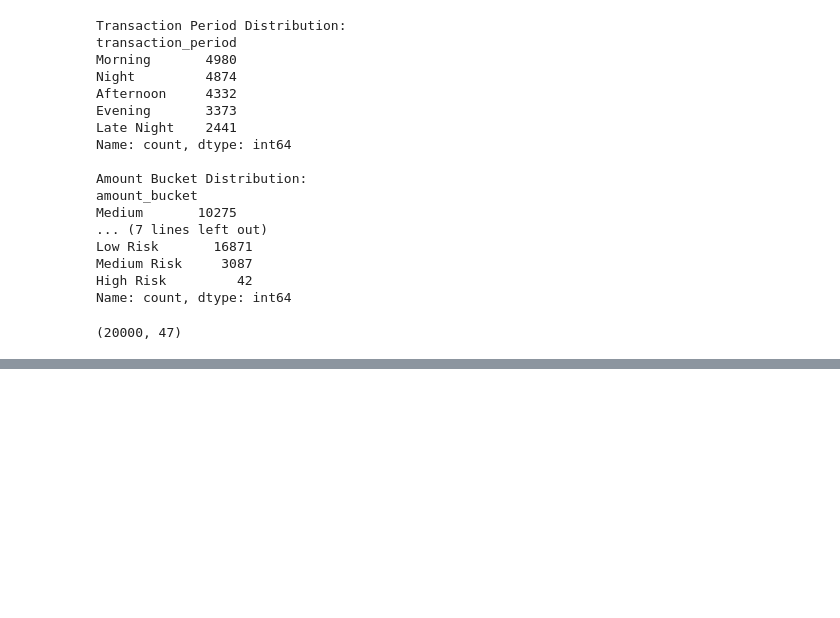
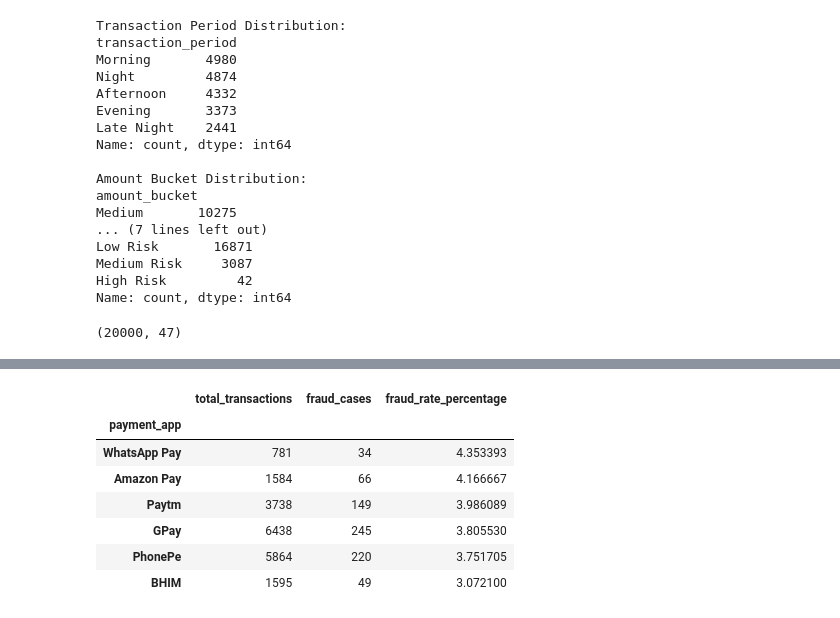
Before and after one commit to Angadthakur/upi-transaction-analyzer, a Jupyter notebook: notebooks/analysis.ipynb, the cells around one changed output, grey strips where cells are left out. Drawn from its saved outputs; the diff is of its cells as text; code cells hidden in the pictures; blank space fills up the shorter version.

```diff
--- a/notebooks/analysis.ipynb
+++ b/notebooks/analysis.ipynb
@@ -462,0 +514,19 @@ df_clean.shape
+# %%
+fraud_by_app = df_clean.groupby('payment_app').agg(
+    total_transactions=('transaction_id', 'count'),
+    fraud_cases=('is_fraud', 'sum')
+)
+
+fraud_by_app['fraud_rate_percentage'] = (fraud_by_app['fraud_cases'] / fraud_by_app['total_transactions']) * 100
+fraud_by_app = fraud_by_app.sort_values('fraud_rate_percentage', ascending=False)
+
+fraud_by_app
+# %% [output]
+|  | total_transactions | fraud_cases | fraud_rate_percentage |
+| payment_app |  |  |  |
+| WhatsApp Pay | 781 | 34 | 4.353393 |
+| Amazon Pay | 1584 | 66 | 4.166667 |
+| Paytm | 3738 | 149 | 3.986089 |
+| GPay | 6438 | 245 | 3.805530 |
+| PhonePe | 5864 | 220 | 3.751705 |
+| BHIM | 1595 | 49 | 3.072100 |
```
Also changed, not shown: parts of 7 cells of this notebook.
